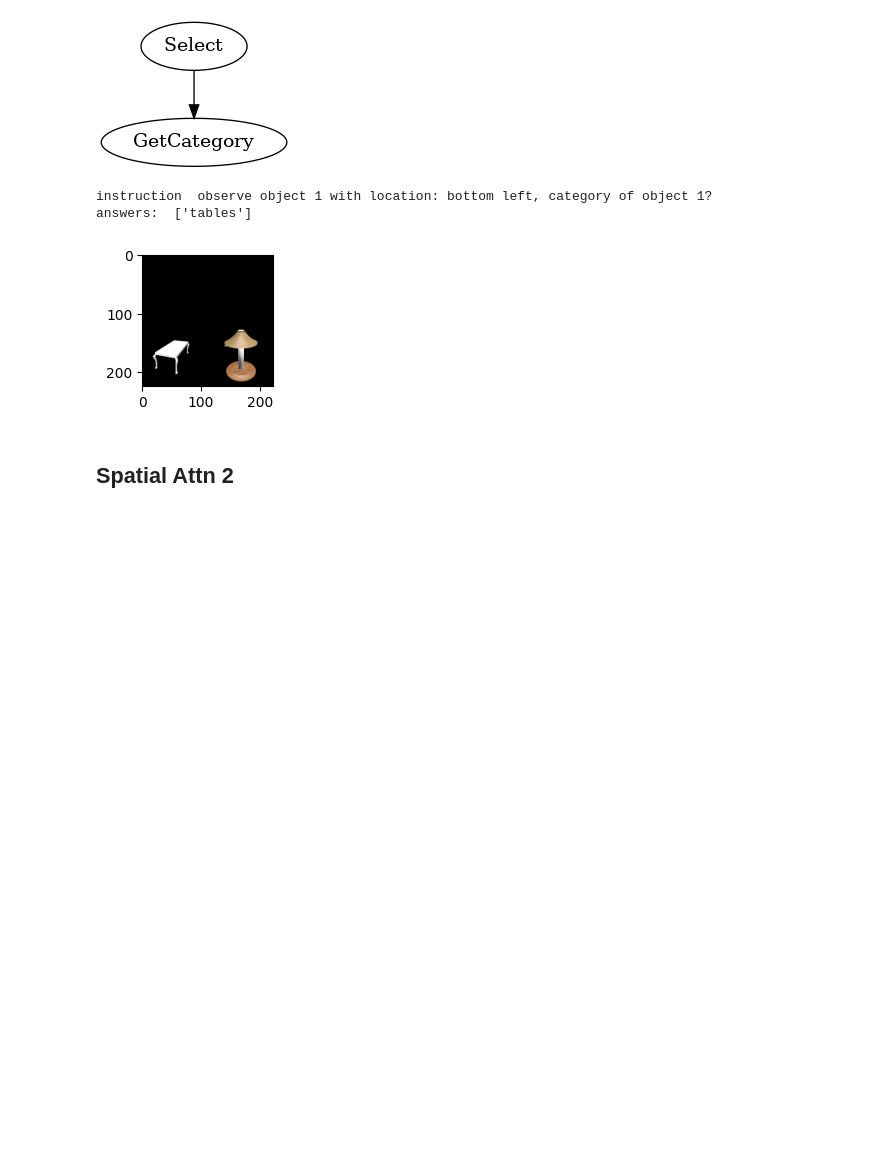
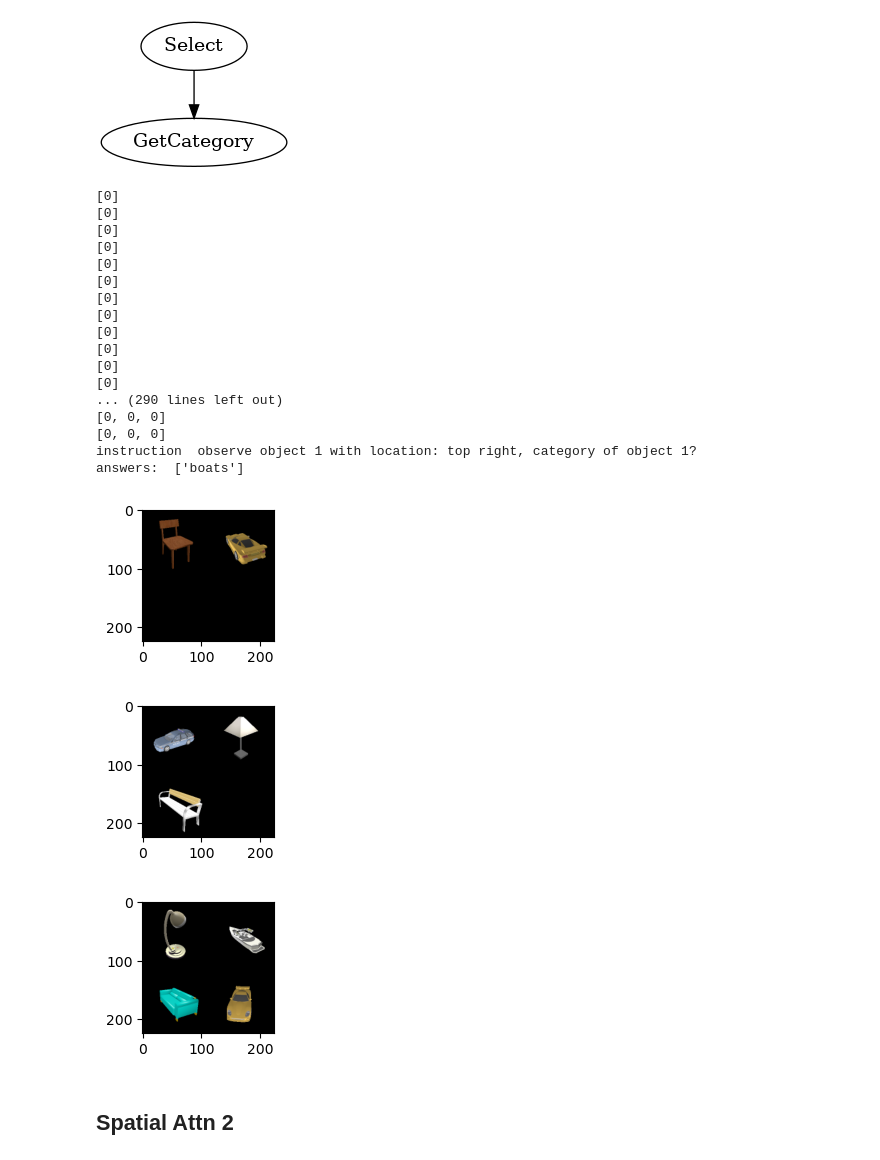
Before and after one commit to KiWeng/iWISDM, a Jupyter notebook: tutorials/task_gen_various.ipynb, the cells around one changed output. Drawn from its saved outputs; the diff is of its cells as text; code cells hidden in the pictures; blank space fills up the shorter version.

```diff
--- a/tutorials/task_gen_various.ipynb
+++ b/tutorials/task_gen_various.ipynb
@@ -304,0 +198,25 @@ class Base1FrameTask(TemporalTask):
+# %%
+for op, name_op in zip([tg.GetLoc, tg.GetCategory], ['loc', 'cat']):
+    for n_delays in range(1, 6):
+        whens_1 = [f'last{n_delays}']
+        whens_2 = [f'last{n_delays}', 'last0']
+        memory_1_frame_task = Base1FrameTask(whens_1, op)
+        memory_2_frame_task = Base2FrameTask(whens_2, op)
+        task_type_1 = f"memory1frame_{n_delays}_{name_op}"
+        task_type_2 = f"memory2frame_{n_delays}_{name_op}"
+        read_write.write_task(memory_1_frame_task, f'outputs/tasks/{task_type_1}.json')
+        read_write.write_task(memory_2_frame_task, f'outputs/tasks/{task_type_2}.json')
+
+        for i in range(n_tasks):
+            # Generate trial info
+            trials_1 = env.generate_trials(tasks=[memory_1_frame_task], mode='train')
+            trials_2 = env.generate_trials(tasks=[memory_2_frame_task], mode='train')
+            imgs_1, _, info_dict_1 = trials_1[0]
+            imgs_2, _, info_dict_2 = trials_2[0]
+
+            # Write trial to disk
+            read_write.write_trial(imgs_1, info_dict_1, f'outputs/{task_type_1}/trials/train' + f'/trial{i}')
+            read_write.write_trial(imgs_2, info_dict_2, f'outputs/{task_type_2}/trials/train' + f'/trial{i}')
+
+        show_task_info(task_type_1, 0)
+        show_task_info(task_type_2, 0)
@@ -437,20 +385,36 @@ Image(f'outputs/tasks/{task_type}.png')
 # %% [output]
 [figure]
 # %%
-
-for i in range(n_tasks):
-    # Generate trial info
-    trials = env.generate_trials(tasks=[obj_cat_1_frame], mode='train', add_distractor_frame=1)
-    imgs, _, info_dict = trials[0]
-
-    # Write trial to disk
-    read_write.write_trial(imgs, info_dict, f'outputs/{task_type}/trials/train' + f'/trial{i}')
-
-show_task_info(task_type, 0)
+for n_distractor_frame in range(1, 4):
+    for i in range(n_tasks):
+        # Generate trial info
+        #! TODO: more than one distractor in one frame
+        trials = env.generate_trials(tasks=[obj_cat_1_frame], mode='train', add_distractor_frame=n_distractor_frame)
+        imgs, _, info_dict = trials[0]
+        # Write trial to disk
+        read_write.write_trial(imgs, info_dict, f'outputs/{task_type}_{n_distractor_frame}/trials/train' + f'/trial{i}')
+    show_task_info(f"{task_type}_{n_distractor_frame}", 0)
 # %% [output]
-instruction  observe object 1 with location: bottom left, category of object 1?
-answers:  ['tables']
+[0]
+[0]
+[0]
+[0]
+[0]
+[0]
+[0]
+[0]
+[0]
+[0]
+[0]
+[0]
+... (290 lines left out)
+[0, 0, 0]
+[0, 0, 0]
+instruction  observe object 1 with location: top right, category of object 1?
+answers:  ['boats']
-[figure, old version]
+[figure, new version]
+[figure, added]
+[figure, added]
 # %% [markdown]
 ## Spatial Attn 2
 # %%
```
Also changed, not shown: parts of 28 cells of this notebook, 1 other file.
